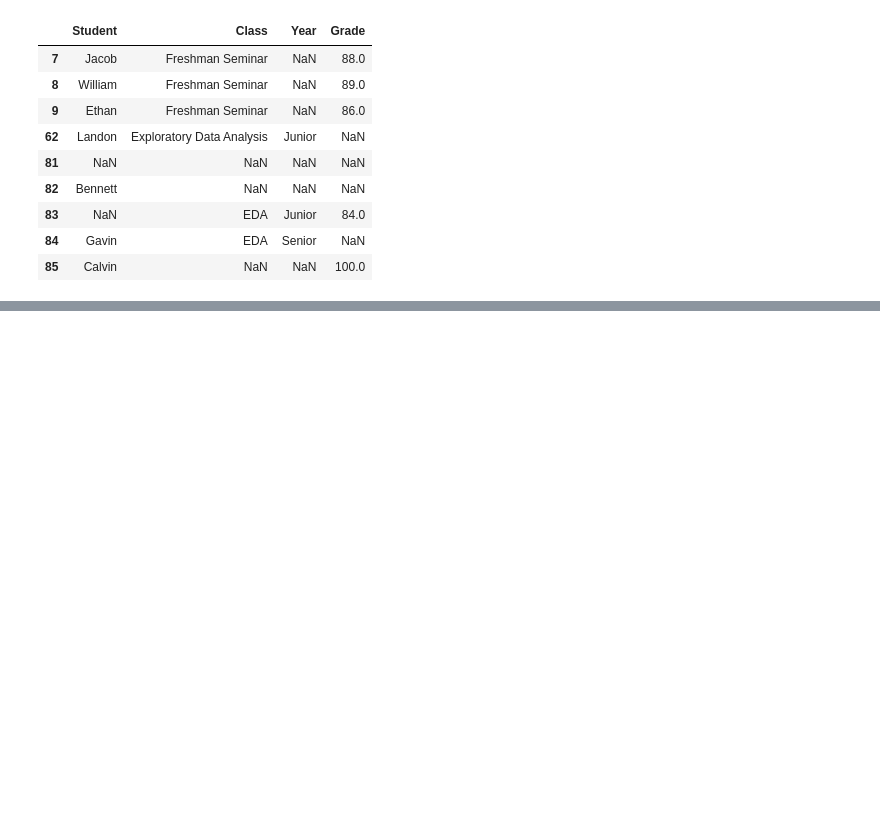
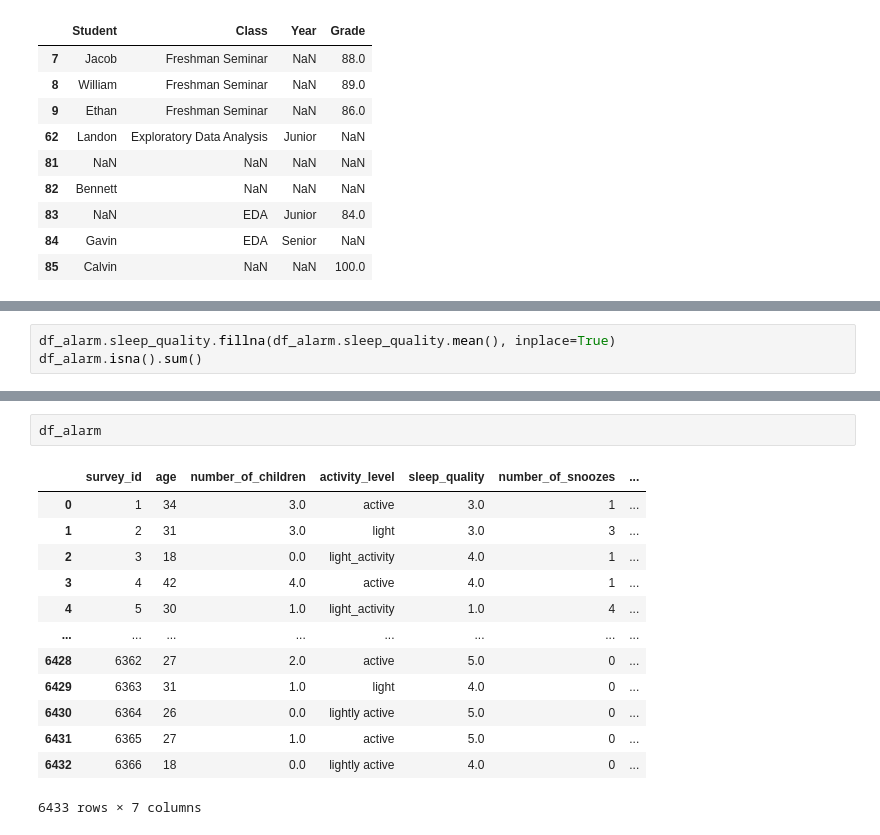
Before and after one commit to sonsungjong/ML_python, a Jupyter notebook: prep_eda/section06_Cleaning Data.ipynb, the cells around one changed output, grey strips where cells are left out. Cells and saved outputs as stored; diff of their text form; blank space fills up the shorter version.

```diff
--- a/prep_eda/section06_Cleaning Data.ipynb
+++ b/prep_eda/section06_Cleaning Data.ipynb
@@ -212,0 +371,3 @@ df[df.isna().any(axis=1)]
+# %%
+df_alarm.sleep_quality.fillna(df_alarm.sleep_quality.mean(), inplace=True)
+df_alarm.isna().sum()
@@ -212,0 +389,16 @@ df[df.isna().any(axis=1)]
+# %%
+df_alarm
+# %% [output]
+|  | survey_id | age | number_of_children | activity_level | sleep_quality | number_of_snoozes | ... |
+| 0 | 1 | 34 | 3.0 | active | 3.0 | 1 | ... |
+| 1 | 2 | 31 | 3.0 | light | 3.0 | 3 | ... |
+| 2 | 3 | 18 | 0.0 | light_activity | 4.0 | 1 | ... |
+| 3 | 4 | 42 | 4.0 | active | 4.0 | 1 | ... |
+| 4 | 5 | 30 | 1.0 | light_activity | 1.0 | 4 | ... |
+| ... | ... | ... | ... | ... | ... | ... | ... |
+| 6428 | 6362 | 27 | 2.0 | active | 5.0 | 0 | ... |
+| 6429 | 6363 | 31 | 1.0 | light | 4.0 | 0 | ... |
+| 6430 | 6364 | 26 | 0.0 | lightly active | 5.0 | 0 | ... |
+| 6431 | 6365 | 27 | 1.0 | active | 5.0 | 0 | ... |
+| 6432 | 6366 | 18 | 0.0 | lightly active | 4.0 | 0 | ... |
+6433 rows × 7 columns
```
Also changed, not shown: parts of 20 cells of this notebook.
